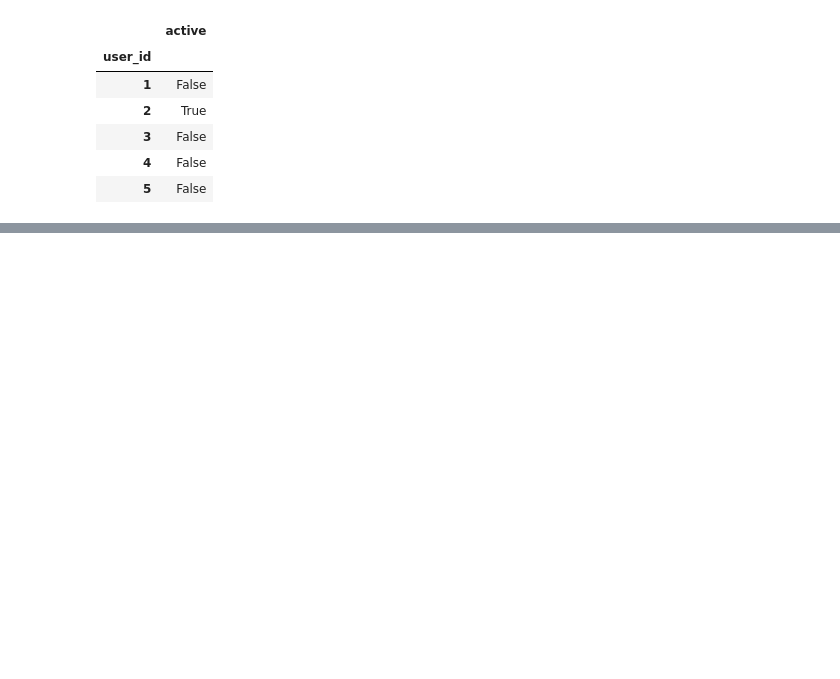
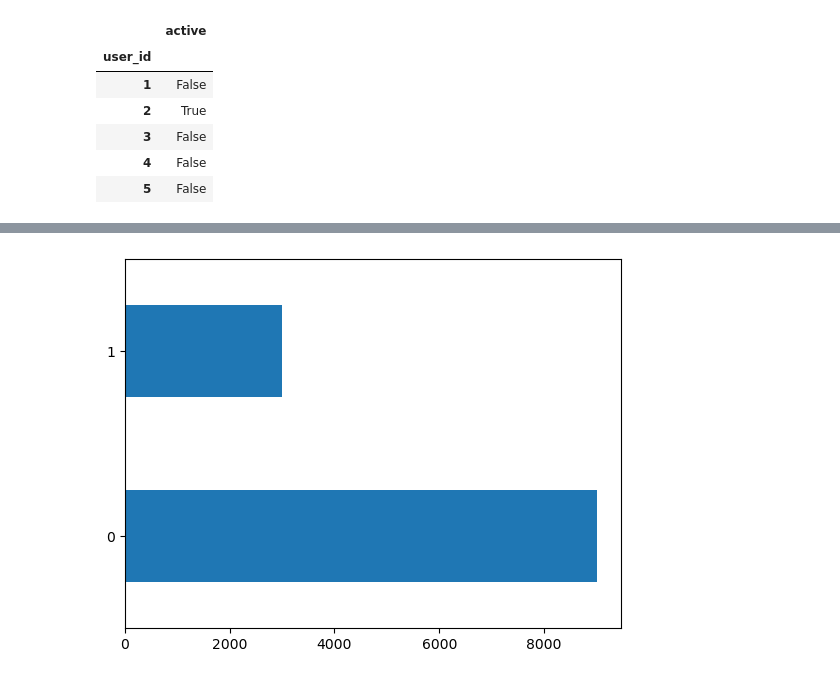
Before and after one commit to nhongphuc/relax-challenge, a Jupyter notebook: relax.ipynb, the cells around one changed output, grey strips where cells are left out. Saved outputs shown, nothing was run; the diff lists cells and outputs as text; code cells hidden in the pictures; blank space fills up the shorter version.

```diff
--- a/relax.ipynb
+++ b/relax.ipynb
@@ -115,0 +177,5 @@ df_aggregated_by_user_id.head()
+# %%
+combined_df['opted_in_to_mailing_list'].value_counts().plot(kind='barh')
+plt.show()
+# %% [output]
+[figure, added]
```
Also changed, not shown: parts of 41 cells of this notebook.
